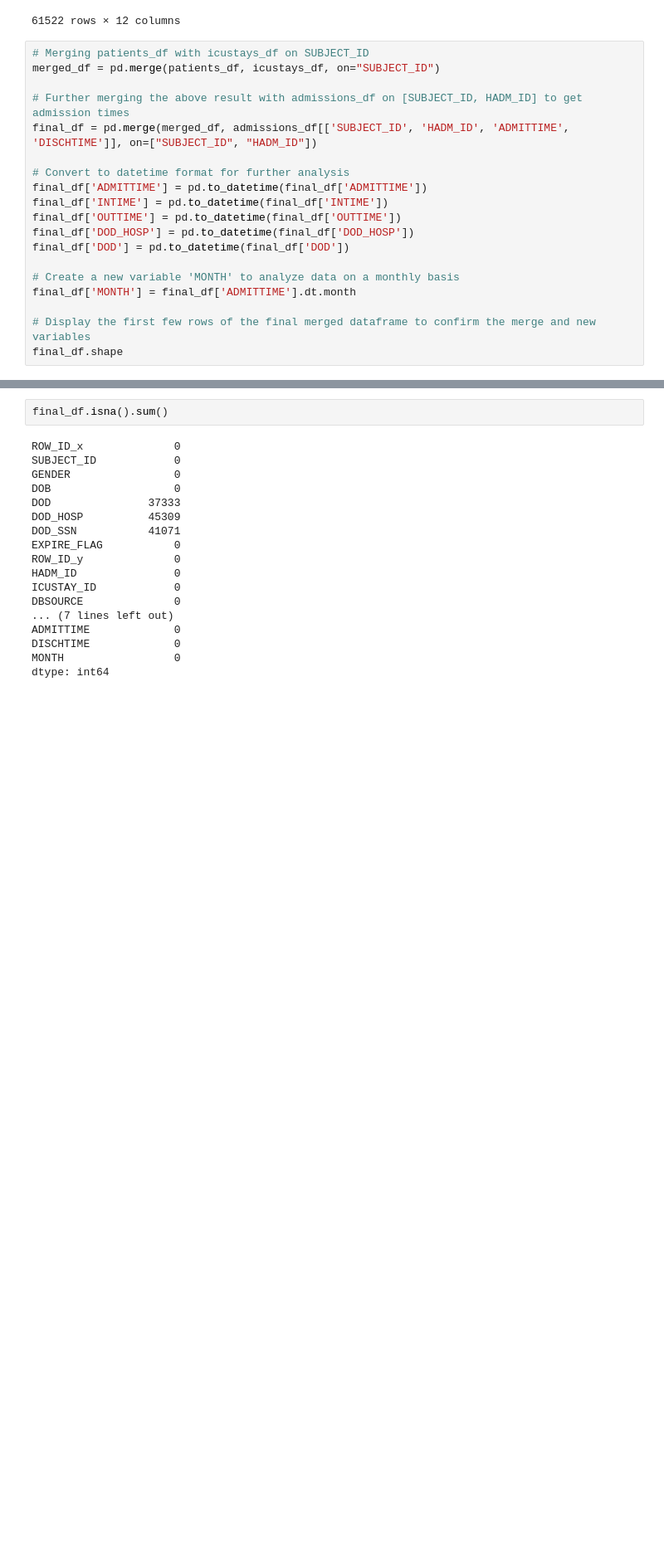
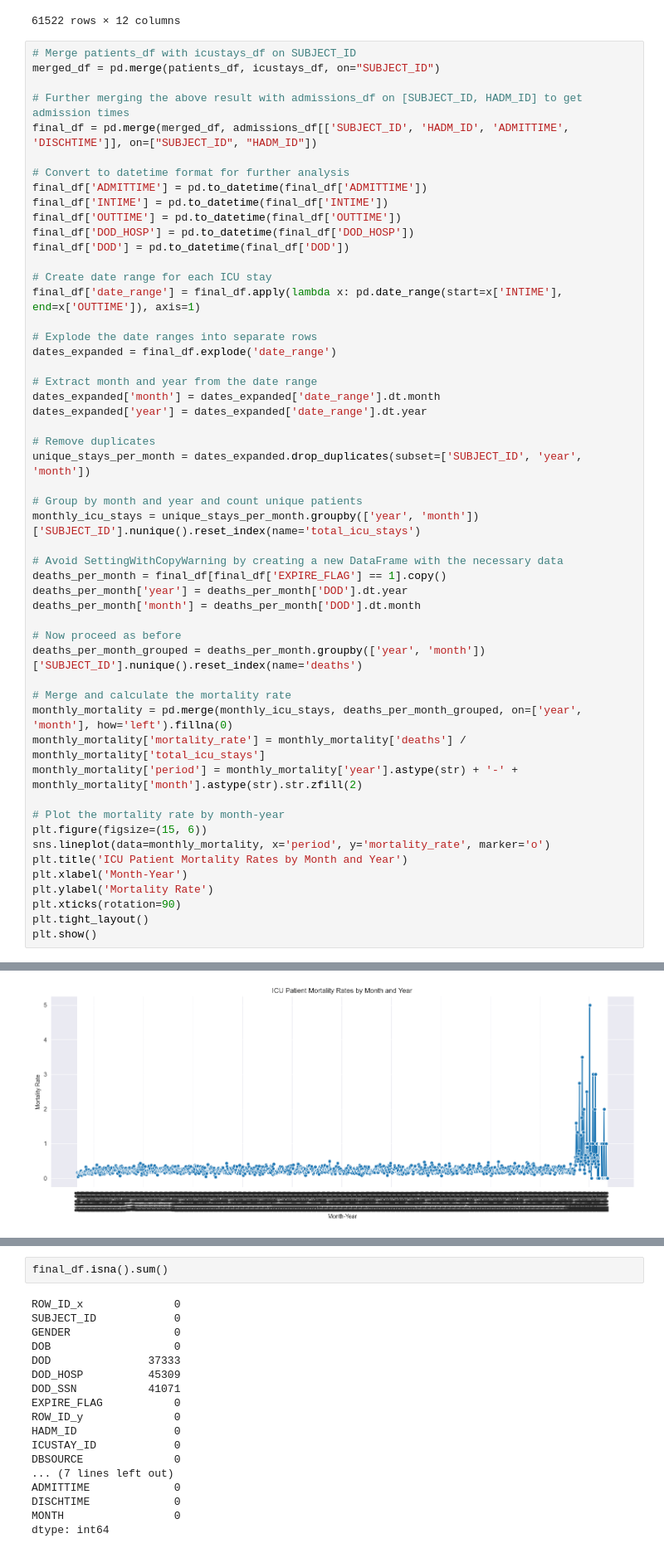
Before and after one commit to Math2130/MIMIC-III-Mortality-Analysis, a Jupyter notebook: VisualizationTime.ipynb, the cells around one changed output, grey strips where cells are left out. Shown at 83% size. Drawn from its saved outputs; the diff is of its cells as text; blank space fills up the shorter version.

Commit message:
Add time graphs

```diff
--- a/VisualizationTime.ipynb
+++ b/VisualizationTime.ipynb
@@ -64,7 +62,7 @@ icustays_df
 | 61521 | 59810 | 94956 | 156386 | 275346 | metavision | TSICU | TSICU | 14 | ... |
 61522 rows × 12 columns
 # %%
-# Merging patients_df with icustays_df on SUBJECT_ID
+# Merge patients_df with icustays_df on SUBJECT_ID
 merged_df = pd.merge(patients_df, icustays_df, on="SUBJECT_ID")
 
 # Further merging the above result with admissions_df on [SUBJECT_ID, HADM_ID] to get admission times
@@ -77,9 +75,42 @@ final_df['OUTTIME'] = pd.to_datetime(final_df['OUTTIME'])
 final_df['DOD_HOSP'] = pd.to_datetime(final_df['DOD_HOSP'])
 final_df['DOD'] = pd.to_datetime(final_df['DOD'])
 
-# Create a new variable 'MONTH' to analyze data on a monthly basis
-final_df['MONTH'] = final_df['ADMITTIME'].dt.month
+# Create date range for each ICU stay
+final_df['date_range'] = final_df.apply(lambda x: pd.date_range(start=x['INTIME'], end=x['OUTTIME']), axis=1)
 
-# Display the first few rows of the final merged dataframe to confirm the merge and new variables
-final_df.shape
+# Explode the date ranges into separate rows
+dates_expanded = final_df.explode('date_range')
+
+# Extract month and year from the date range
+dates_expanded['month'] = dates_expanded['date_range'].dt.month
+dates_expanded['year'] = dates_expanded['date_range'].dt.year
+
+# Remove duplicates
+unique_stays_per_month = dates_expanded.drop_duplicates(subset=['SUBJECT_ID', 'year', 'month'])
+
+# Group by month and year and count unique patients
+monthly_icu_stays = unique_stays_per_month.groupby(['year', 'month'])['SUBJECT_ID'].nunique().reset_index(name='total_icu_stays')
+
+# Avoid SettingWithCopyWarning by creating a new DataFrame with the necessary data
+deaths_per_month = final_df[final_df['EXPIRE_FLAG'] == 1].copy()
+deaths_per_month['year'] = deaths_per_month['DOD'].dt.year
+deaths_per_month['month'] = deaths_per_month['DOD'].dt.month
+
+# Now proceed as before
+deaths_per_month_grouped = deaths_per_month.groupby(['year', 'month'])['SUBJECT_ID'].nunique().reset_index(name='deaths')
+
+# Merge and calculate the mortality rate
+monthly_mortality = pd.merge(monthly_icu_stays, deaths_per_month_grouped, on=['year', 'month'], how='left').fillna(0)
+monthly_mortality['mortality_rate'] = monthly_mortality['deaths'] / monthly_mortality['total_icu_stays']
+monthly_mortality['period'] = monthly_mortality['year'].astype(str) + '-' + monthly_mortality['month'].astype(str).str.zfill(2)
+
+# Plot the mortality rate by month-year
+plt.figure(figsize=(15, 6))
+sns.lineplot(data=monthly_mortality, x='period', y='mortality_rate', marker='o')
+plt.title('ICU Patient Mortality Rates by Month and Year')
+plt.xlabel('Month-Year')
+plt.ylabel('Mortality Rate')
+plt.xticks(rotation=90)
+plt.tight_layout()
+plt.show()
 # %% [output]
@@ -86,0 +117 @@ final_df.shape
+[figure, added]
```
Also changed, not shown: parts of 12 cells of this notebook.
